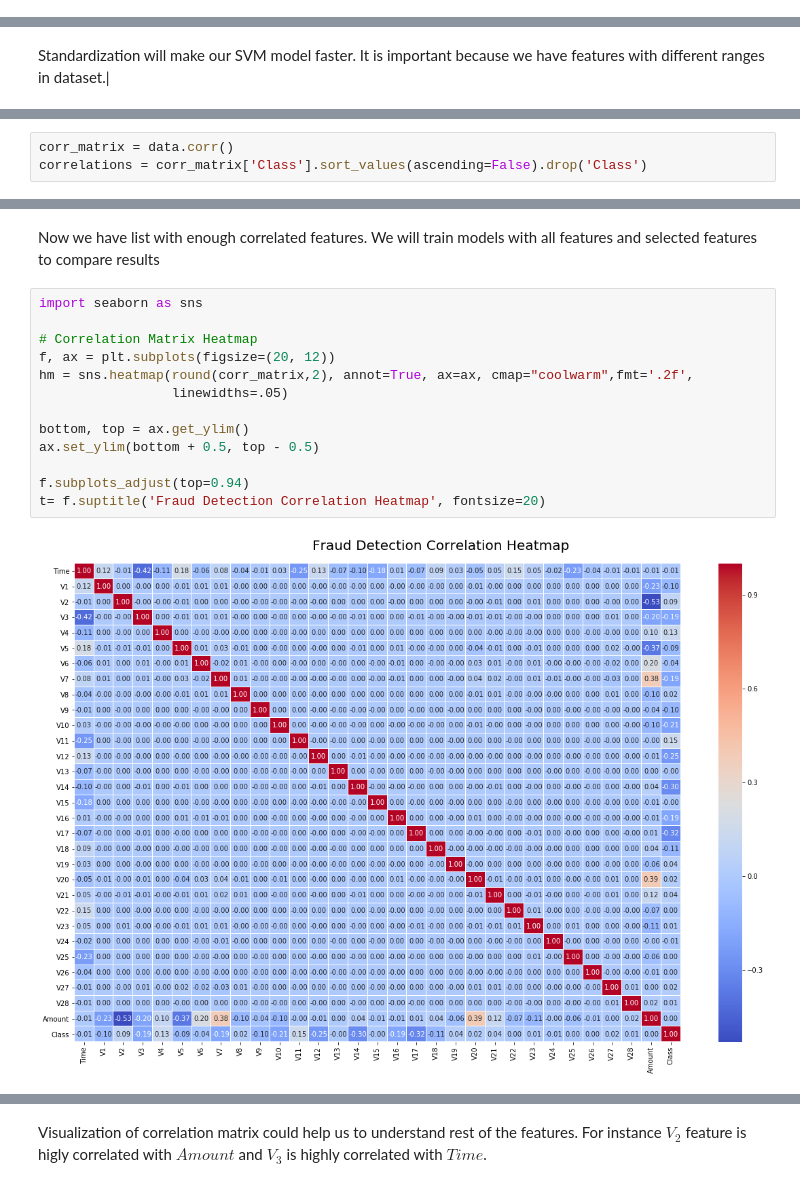
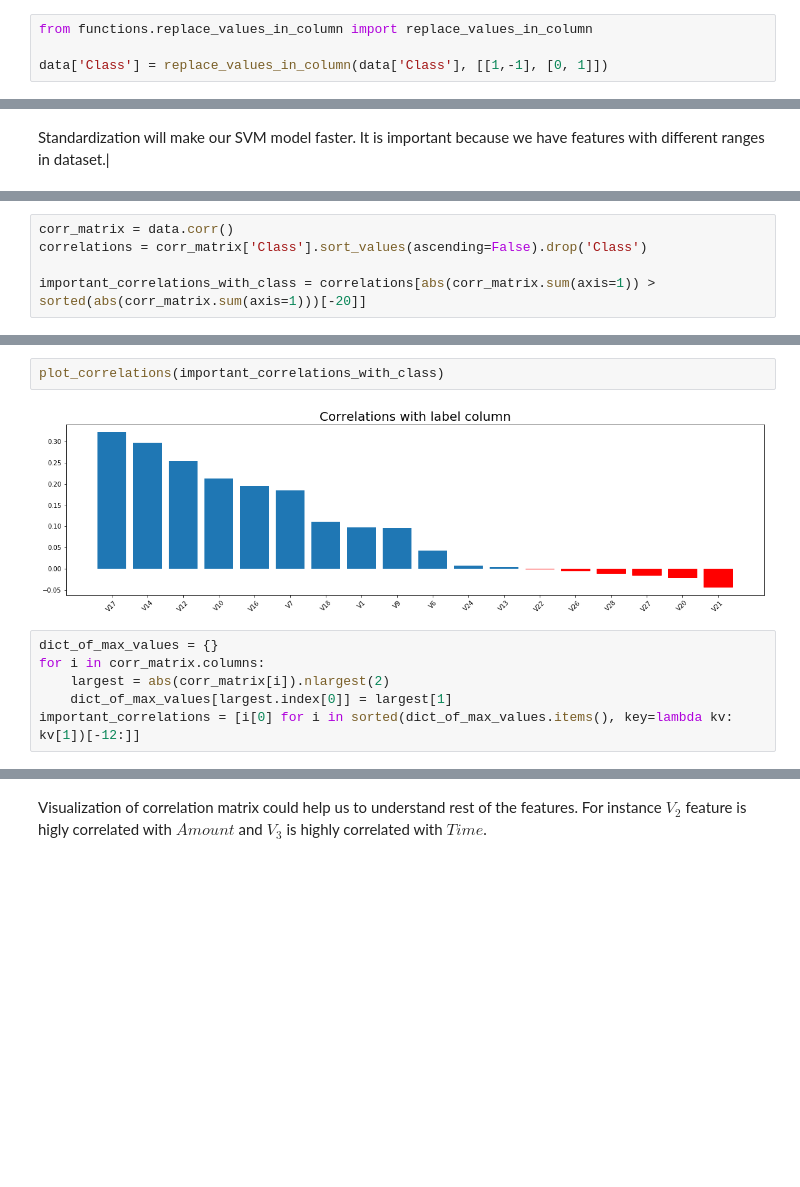
Before and after one commit to milySW/DataScience, a Jupyter notebook: ML projects/Fraud_detection/Fraud_detection.ipynb, the cells around one changed output, grey strips where cells are left out. Drawn from its saved outputs; the diff is of its cells as text; blank space fills up the shorter version.

```diff
--- a/ML projects/Fraud_detection/Fraud_detection.ipynb
+++ b/ML projects/Fraud_detection/Fraud_detection.ipynb
@@ -100,0 +108,4 @@ scaled_data.head()
+# %%
+from functions.replace_values_in_column import replace_values_in_column
+
+data['Class'] = replace_values_in_column(data['Class'], [[1,-1], [0, 1]])
@@ -119,3 +141,5 @@ y_test  = strat_test_set[['Class']]
 # %%
 corr_matrix = data.corr()
 correlations = corr_matrix['Class'].sort_values(ascending=False).drop('Class')
+
+important_correlations_with_class = correlations[abs(corr_matrix.sum(axis=1)) > sorted(abs(corr_matrix.sum(axis=1)))[-20]]
@@ -155,17 +146,10 @@ Name: Class, dtype: float64
-# %% [markdown]
-Now we have list with enough correlated features. We will train models with all features and selected features to compare results
-# %%
-import seaborn as sns
-
-# Correlation Matrix Heatmap
-f, ax = plt.subplots(figsize=(20, 12))
-hm = sns.heatmap(round(corr_matrix,2), annot=True, ax=ax, cmap="coolwarm",fmt='.2f',
-                 linewidths=.05)
-
-bottom, top = ax.get_ylim()
-ax.set_ylim(bottom + 0.5, top - 0.5)
-
-f.subplots_adjust(top=0.94)
-t= f.suptitle('Fraud Detection Correlation Heatmap', fontsize=20)
-# %% [output]
-[figure, removed]
+# %%
+plot_correlations(important_correlations_with_class)
+# %% [output]
+[figure, added]
+# %%
+dict_of_max_values = {}
+for i in corr_matrix.columns:
+    largest = abs(corr_matrix[i]).nlargest(2)
+    dict_of_max_values[largest.index[0]] = largest[1]
+important_correlations = [i[0] for i in sorted(dict_of_max_values.items(), key=lambda kv: kv[1])[-12:]]
```
Also changed, not shown: parts of 95 cells of this notebook, 8 other files.
